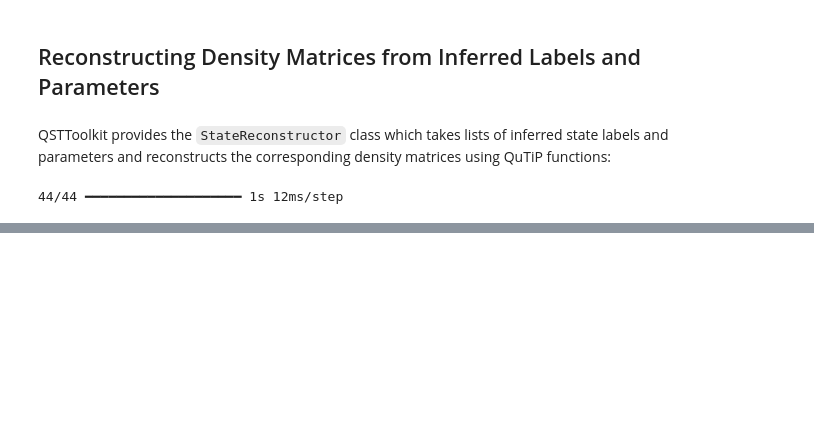
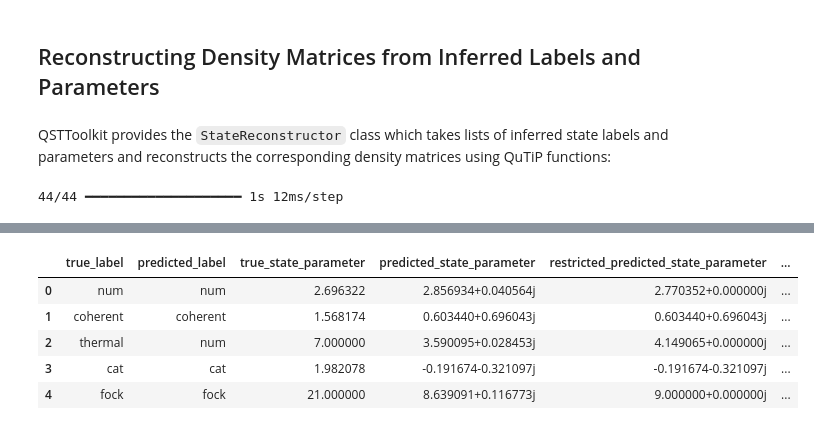
Before and after one commit to georgefitzgerald02/qsttoolkit, a Jupyter notebook: example_notebooks/Multitask_tomography_demo.ipynb, the cells around one changed output, grey strips where cells are left out. Cells and saved outputs as stored; diff of their text form; code cells hidden in the pictures; blank space fills up the shorter version.

```diff
--- a/example_notebooks/Multitask_tomography_demo.ipynb
+++ b/example_notebooks/Multitask_tomography_demo.ipynb
@@ -258,2 +330,11 @@ reconstructor.predictions_df.head()
 # %%
 reconstructor.reconstruct(32)
+# %%
+reconstructor.predictions_df.head()
+# %% [output]
+|  | true_label | predicted_label | true_state_parameter | predicted_state_parameter | restricted_predicted_state_parameter | ... |
+| 0 | num | num | 2.696322 | 2.856934+0.040564j | 2.770352+0.000000j | ... |
+| 1 | coherent | coherent | 1.568174 | 0.603440+0.696043j | 0.603440+0.696043j | ... |
+| 2 | thermal | num | 7.000000 | 3.590095+0.028453j | 4.149065+0.000000j | ... |
+| 3 | cat | cat | 1.982078 | -0.191674-0.321097j | -0.191674-0.321097j | ... |
+| 4 | fock | fock | 21.000000 | 8.639091+0.116773j | 9.000000+0.000000j | ... |
```
Also changed, not shown: parts of 10 cells of this notebook, 7 other files.
